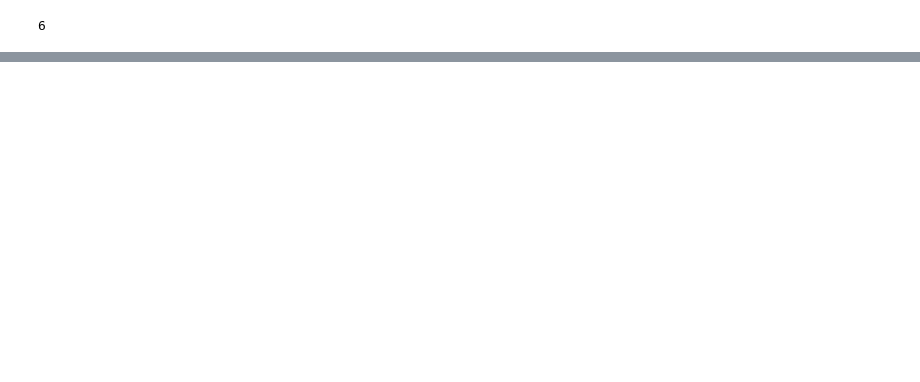
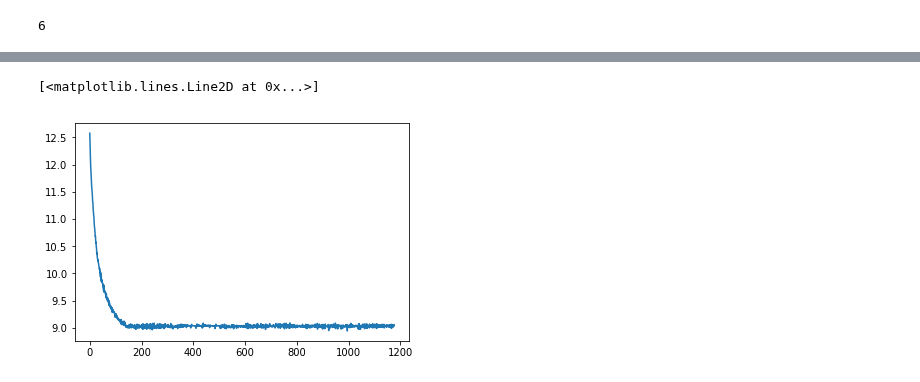
Before and after one commit to slemonide/matrix_completion, a Jupyter notebook: week4/nuclear_norm_minimization_gradient.ipynb, the cells around one changed output, grey strips where cells are left out. Drawn from its saved outputs; the diff is of its cells as text; code cells hidden in the pictures; blank space fills up the shorter version.

```diff
--- a/week4/nuclear_norm_minimization_gradient.ipynb
+++ b/week4/nuclear_norm_minimization_gradient.ipynb
@@ -145,0 +147,5 @@ step, nuc norm, frob distance, hessian cond
+# %%
+plt.plot(nuc_norms)
+# %% [output]
+[<matplotlib.lines.Line2D at 0x...>]
+[figure, added]
```
Also changed, not shown: parts of 4 cells of this notebook, 4 other files.
